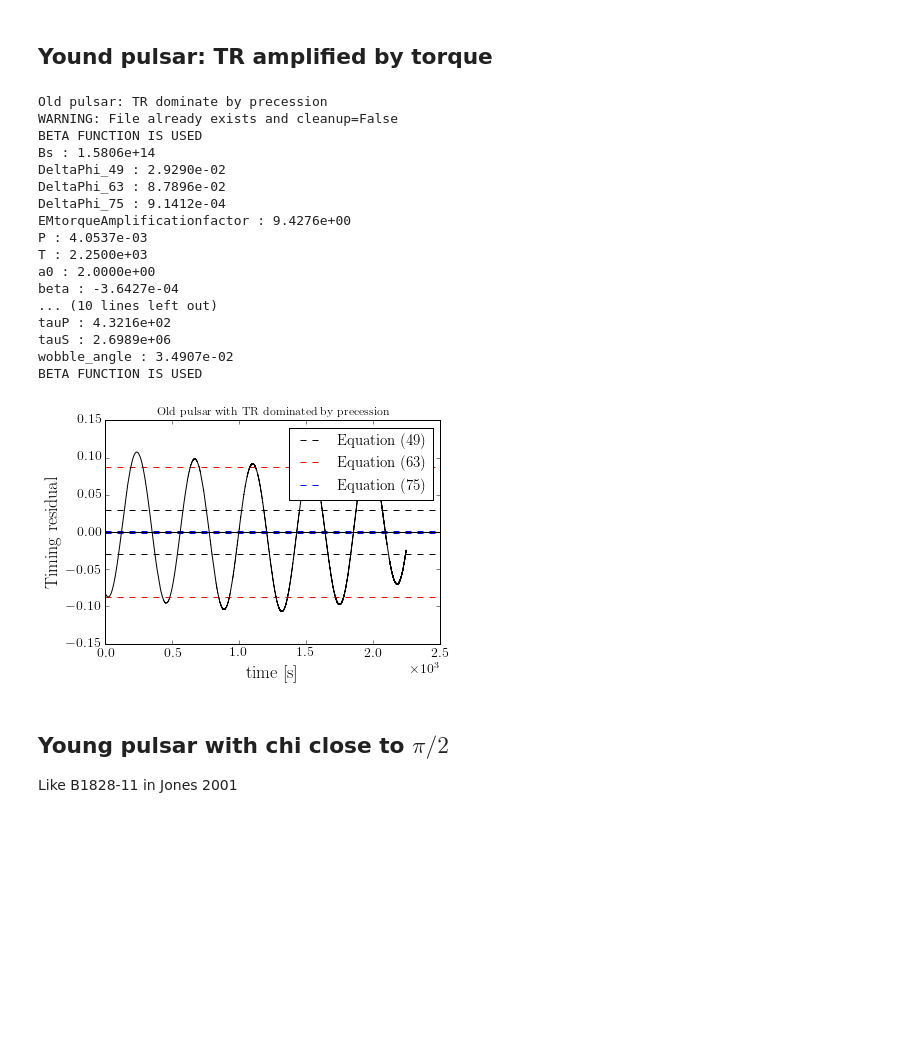
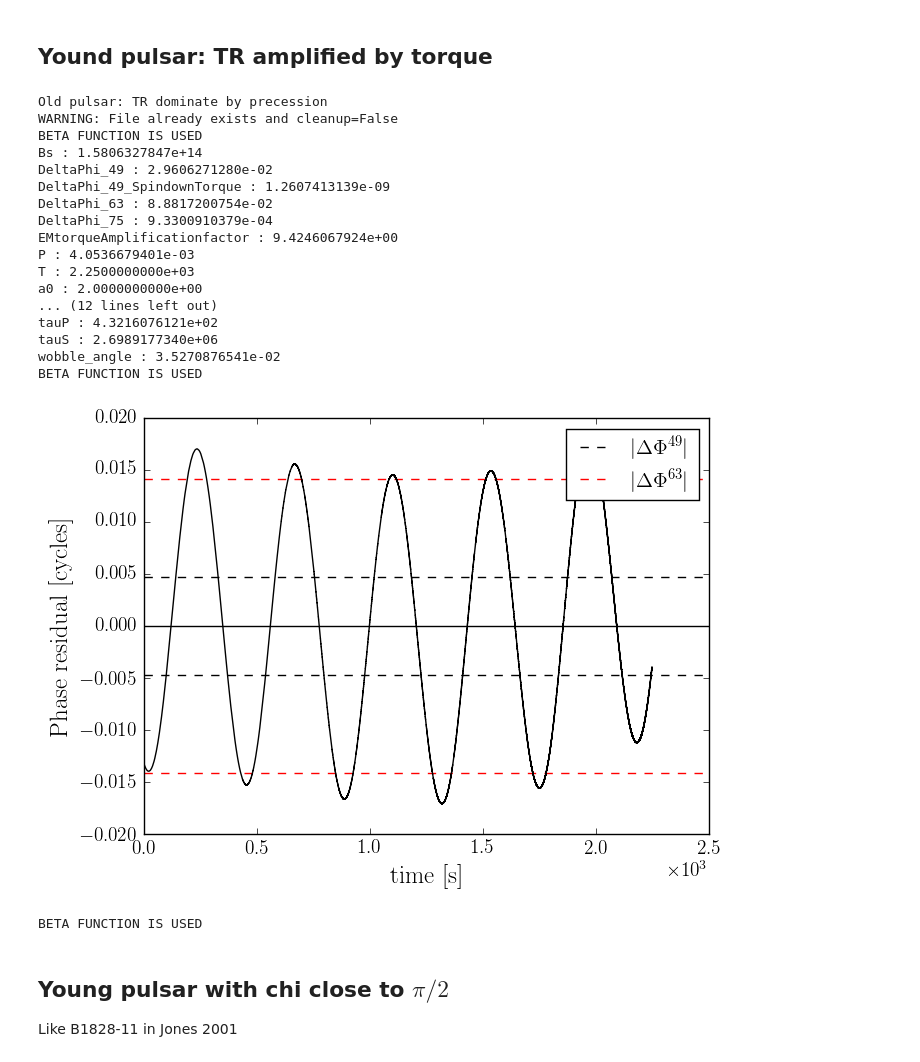
Before and after one commit to GregoryAshton/neutron_star_modelling, a Jupyter notebook: TimingResiduals/Verification.ipynb, the cells around one changed output. Cells and saved outputs as stored; diff of their text form; code cells hidden in the pictures; blank space fills up the shorter version.

```diff
--- a/TimingResiduals/Verification.ipynb
+++ b/TimingResiduals/Verification.ipynb
@@ -31,7 +38,7 @@ epsA = B0**2 * R**5 / (4 * I0 * c**2)
 # Simulation values
 T = 3000 * 86400
 n = 500000
-error = 1e-10
+error = 1e-12
 
 print "True values for B1828-11"
 file_name = main(chi0=chi0, epsI3=epsI3, epsA=epsA, omega0=omega0, T=T,
@@ -105,43 +115,45 @@ BETA FUNCTION IS USED
 # %%
 # Manual changes
 new_epsI3 = epsI3 * 1e3
 new_epsA = epsA * 1e3
 new_omega0 = omega0 * 1e2
 new_tauP = 2 * np.pi/(new_epsI3 * new_omega0)
 new_T = 5.2 * new_tauP
 
-print "Old pulsar: TR dominate by precession"
 file_name = main(chi0=chi0, epsI3=new_epsI3, epsA=new_epsA, omega0=new_omega0, T=new_T,
                  n=n, error=error, a0=a0, cleanup=False, DryRun=False,
                  )
 
 File_Functions.PrintParameterDictionary(file_name)
 
 
 ax1 = plt.subplot(111)
-ax1 = Plot.timing_residual(file_name, ax=ax1, analytic=True)
-ax1.set_title('Old pulsar with TR dominated by precession')
+ax1 = Plot.PhaseResidual(file_name, ax=ax1, analytic=['49', "63"])
 plt.legend()
+plt.savefig("img/63_verification.pdf")
 plt.show()
+
+File_Functions.PropertiesTable(file_name, "63_verification")
 # %% [output]
 Old pulsar: TR dominate by precession
 WARNING: File already exists and cleanup=False
 BETA FUNCTION IS USED
-Bs : 1.5806e+14
-DeltaPhi_49 : 2.9290e-02
-DeltaPhi_63 : 8.7896e-02
-DeltaPhi_75 : 9.1412e-04
-EMtorqueAmplificationfactor : 9.4276e+00
-P : 4.0537e-03
-T : 2.2500e+03
-a0 : 2.0000e+00
-beta : -3.6427e-04
-... (10 lines left out)
-tauP : 4.3216e+02
-tauS : 2.6989e+06
-wobble_angle : 3.4907e-02
+Bs : 1.5806327847e+14
+DeltaPhi_49 : 2.9606271280e-02
+DeltaPhi_49_SpindownTorque : 1.2607413139e-09
+DeltaPhi_63 : 8.8817200754e-02
+DeltaPhi_75 : 9.3300910379e-04
+EMtorqueAmplificationfactor : 9.4246067924e+00
+P : 4.0536679401e-03
+T : 2.2500000000e+03
+a0 : 2.0000000000e+00
+... (12 lines left out)
+tauP : 4.3216076121e+02
+tauS : 2.6989177340e+06
+wobble_angle : 3.5270876541e-02
 BETA FUNCTION IS USED
-[figure, old version]
+[figure, new version]
+BETA FUNCTION IS USED
 # %% [markdown]
 ## Young pulsar with chi close to $\pi/2$
 
```
Also changed, not shown: parts of 7 cells of this notebook, 8 other files.
